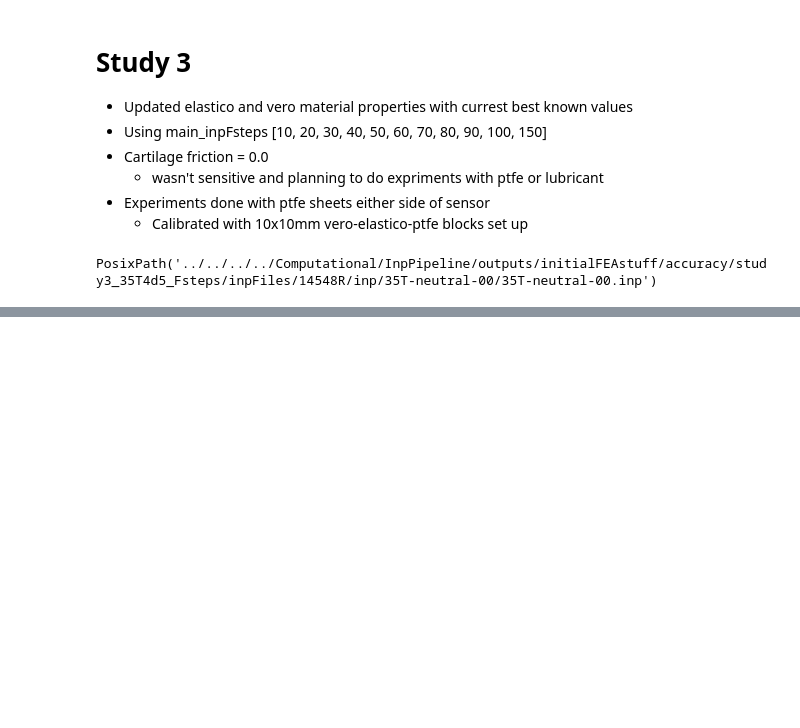
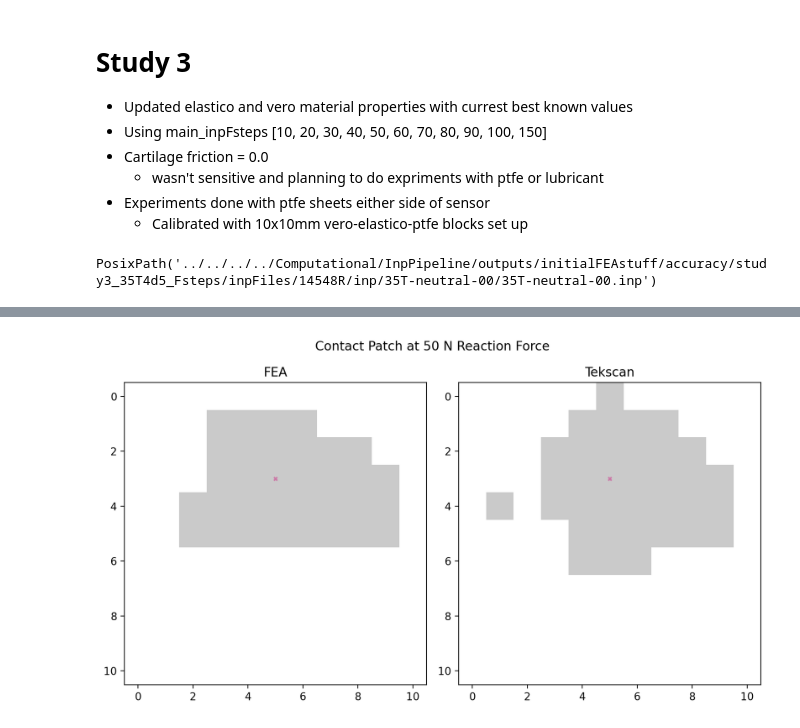
Before and after one commit to MattyOram/phd, a Jupyter notebook: WorkPackages/TMCJ-Contact/notebooks/feaAnalysis/accuracyCheck/14548Rneutral/14548RneutralStudy3.ipynb, the cells around one changed output, grey strips where cells are left out. Saved outputs shown, nothing was run; the diff lists cells and outputs as text; code cells hidden in the pictures; blank space fills up the shorter version.

```diff
--- a/WorkPackages/TMCJ-Contact/notebooks/feaAnalysis/accuracyCheck/14548Rneutral/14548RneutralStudy3.ipynb
+++ b/WorkPackages/TMCJ-Contact/notebooks/feaAnalysis/accuracyCheck/14548Rneutral/14548RneutralStudy3.ipynb
@@ -70,0 +335,26 @@ for inp_file in inp_files:
+# %%
+nrows, ncells = 1, 2
+fig, ax = plt.subplots(nrows, ncols, figsize=(4.5*ncols, 5*nrows), dpi=200)
+
+P_fea, P_tek = fea_grid_data[F][::-1], tek_data[F][::-1]
+
+press_min = np.min( [np.min(P_fea), np.min(P_tek)] )
+press_max = np.max( [np.max(P_fea), np.max(P_tek)] )
+clims = (press_min, press_max)
+
+# imshows
+im = ax[0].imshow(P_fea>0, vmin=clims[0], vmax=clims[1], cmap='gray_r')
+ax[1].imshow(P_tek>0, vmin=clims[0], vmax=clims[1], cmap='gray_r')
+
+# peak pressure loc
+ax[0].scatter(x, y, color="#cc79a7", s=10, marker='x')
+ax[1].scatter(x, y, color="#cc79a7", s=10, marker='x')
+
+ax[0].set_title('FEA')
+ax[1].set_title('Tekscan')
+fig.suptitle(f'Contact Patch at {F} N Reaction Force')
+
+plt.tight_layout()
+plt.show()
+# %% [output]
+[figure, added]
```
Also changed, not shown: parts of 15 cells of this notebook, 2 other files.
